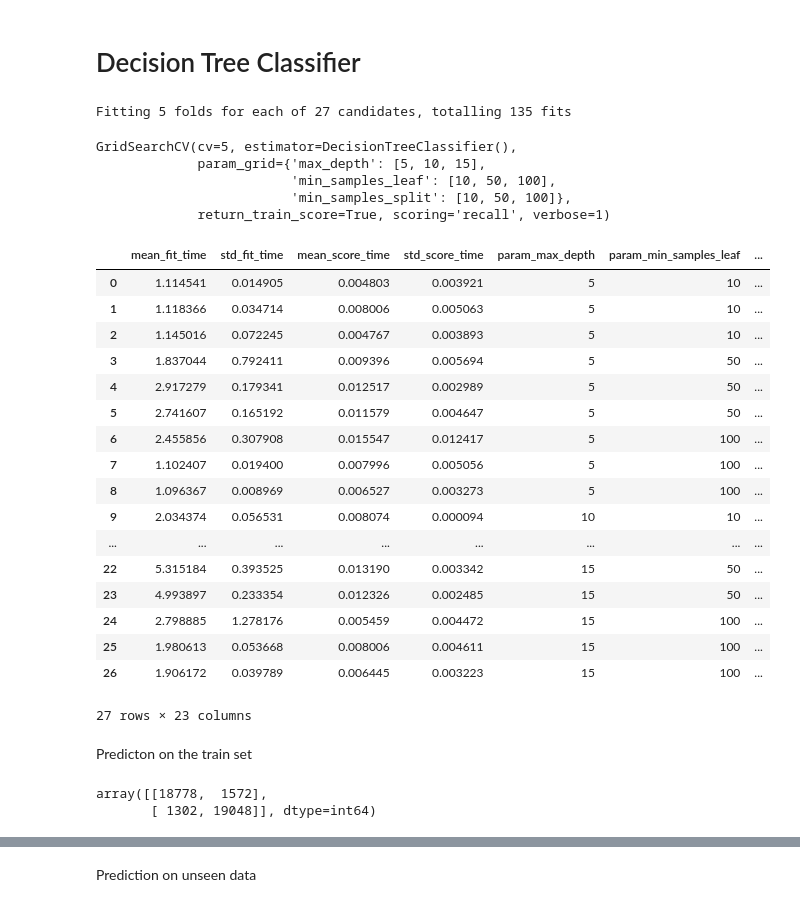
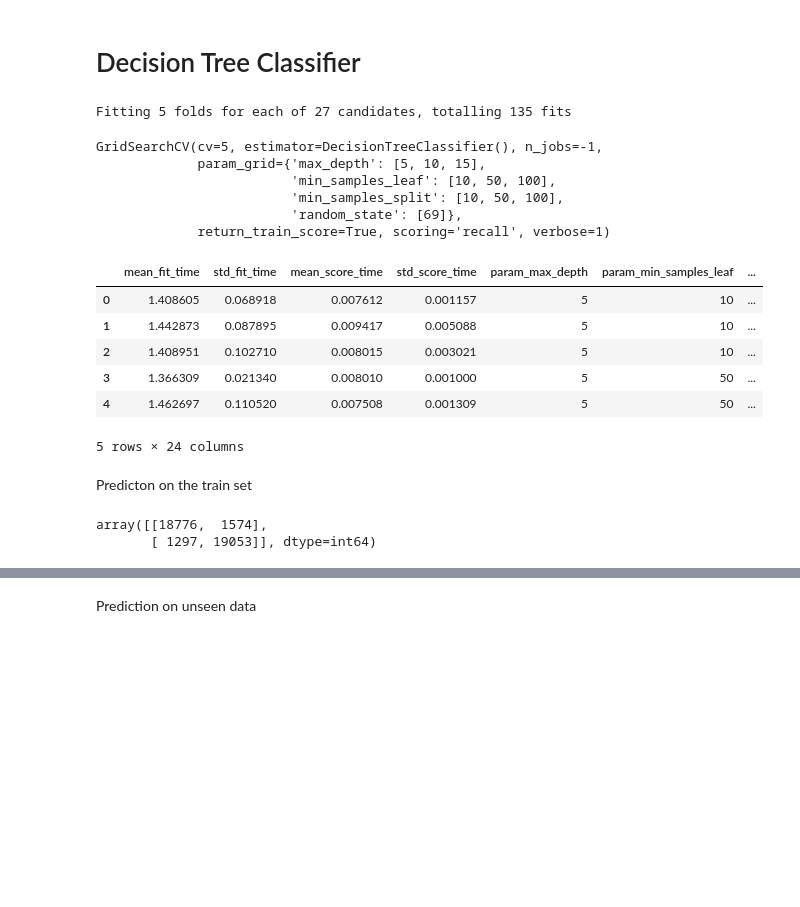
Before and after one commit to kapeesh-kaul/telecom-churn-modeling, a Jupyter notebook: notebook.ipynb, the cells around one changed output, grey strips where cells are left out. Cells and saved outputs as stored; diff of their text form; code cells hidden in the pictures; blank space fills up the shorter version.

```diff
--- a/notebook.ipynb
+++ b/notebook.ipynb
@@ -504,7 +502,8 @@ from sklearn.tree import DecisionTreeClassifier
 params = {
     'max_depth' : [5, 10, 15],
     'min_samples_leaf' : [10, 50, 100],
-    'min_samples_split' : [10, 50, 100]
+    'min_samples_split' : [10, 50, 100],
+    'random_state': [69]
 }
 
 model_cv = GridSearchCV(
@@ -513,38 +512,29 @@ model_cv = GridSearchCV(
     scoring='recall',
     verbose=1,
     cv=5,
+    n_jobs = -1,
     return_train_score=True
 )
 
 model_cv.fit(X_train_pca, y_train)
 # %% [output]
 Fitting 5 folds for each of 27 candidates, totalling 135 fits
-GridSearchCV(cv=5, estimator=DecisionTreeClassifier(),
+GridSearchCV(cv=5, estimator=DecisionTreeClassifier(), n_jobs=-1,
              param_grid={'max_depth': [5, 10, 15],
                          'min_samples_leaf': [10, 50, 100],
-                         'min_samples_split': [10, 50, 100]},
+                         'min_samples_split': [10, 50, 100],
+                         'random_state': [69]},
              return_train_score=True, scoring='recall', verbose=1)
 # %%
 cv_results = pd.DataFrame(model_cv.cv_results_)
-cv_results
+cv_results.head()
 # %% [output]
 |  | mean_fit_time | std_fit_time | mean_score_time | std_score_time | param_max_depth | param_min_samples_leaf | ... |
-| 0 | 1.114541 | 0.014905 | 0.004803 | 0.003921 | 5 | 10 | ... |
-| 1 | 1.118366 | 0.034714 | 0.008006 | 0.005063 | 5 | 10 | ... |
-| 2 | 1.145016 | 0.072245 | 0.004767 | 0.003893 | 5 | 10 | ... |
-| 3 | 1.837044 | 0.792411 | 0.009396 | 0.005694 | 5 | 50 | ... |
-| 4 | 2.917279 | 0.179341 | 0.012517 | 0.002989 | 5 | 50 | ... |
-| 5 | 2.741607 | 0.165192 | 0.011579 | 0.004647 | 5 | 50 | ... |
-| 6 | 2.455856 | 0.307908 | 0.015547 | 0.012417 | 5 | 100 | ... |
-| 7 | 1.102407 | 0.019400 | 0.007996 | 0.005056 | 5 | 100 | ... |
-| 8 | 1.096367 | 0.008969 | 0.006527 | 0.003273 | 5 | 100 | ... |
-| 9 | 2.034374 | 0.056531 | 0.008074 | 0.000094 | 10 | 10 | ... |
-| ... | ... | ... | ... | ... | ... | ... | ... |
-| 22 | 5.315184 | 0.393525 | 0.013190 | 0.003342 | 15 | 50 | ... |
-| 23 | 4.993897 | 0.233354 | 0.012326 | 0.002485 | 15 | 50 | ... |
-| 24 | 2.798885 | 1.278176 | 0.005459 | 0.004472 | 15 | 100 | ... |
-| 25 | 1.980613 | 0.053668 | 0.008006 | 0.004611 | 15 | 100 | ... |
-| 26 | 1.906172 | 0.039789 | 0.006445 | 0.003223 | 15 | 100 | ... |
+| 0 | 1.408605 | 0.068918 | 0.007612 | 0.001157 | 5 | 10 | ... |
+| 1 | 1.442873 | 0.087895 | 0.009417 | 0.005088 | 5 | 10 | ... |
+| 2 | 1.408951 | 0.102710 | 0.008015 | 0.003021 | 5 | 10 | ... |
+| 3 | 1.366309 | 0.021340 | 0.008010 | 0.001000 | 5 | 50 | ... |
+| 4 | 1.462697 | 0.110520 | 0.007508 | 0.001309 | 5 | 50 | ... |
-27 rows × 23 columns
+5 rows × 24 columns
 # %%
 tree = model_cv.best_estimator_
@@ -556,11 +547,10 @@ y_train_pred = tree.predict(X_train_pca)
 confusion = confusion_matrix(y_train, y_train_pred)
 # %%
 #printing the confusion matrix
-
 confusion
 # %% [output]
-array([[18778,  1572],
-       [ 1302, 19048]], dtype=int64)
+array([[18776,  1574],
+       [ 1297, 19053]], dtype=int64)
 # %%
 # printing evaluation metrics on the training set
 print('The accuracy on the train set is', confusion_metrics(confusion)['accuracy'])
```
Also changed, not shown: parts of 40 cells of this notebook.
